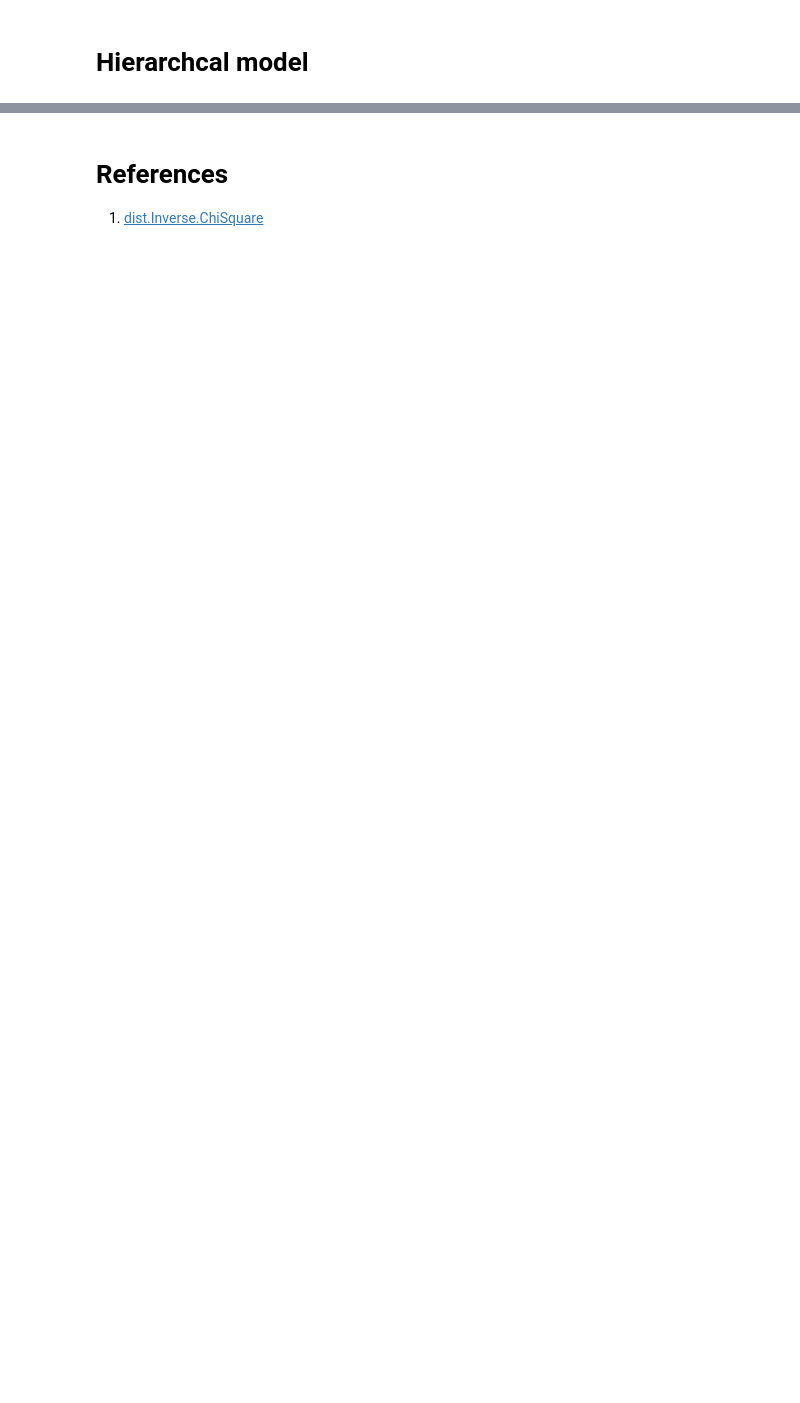
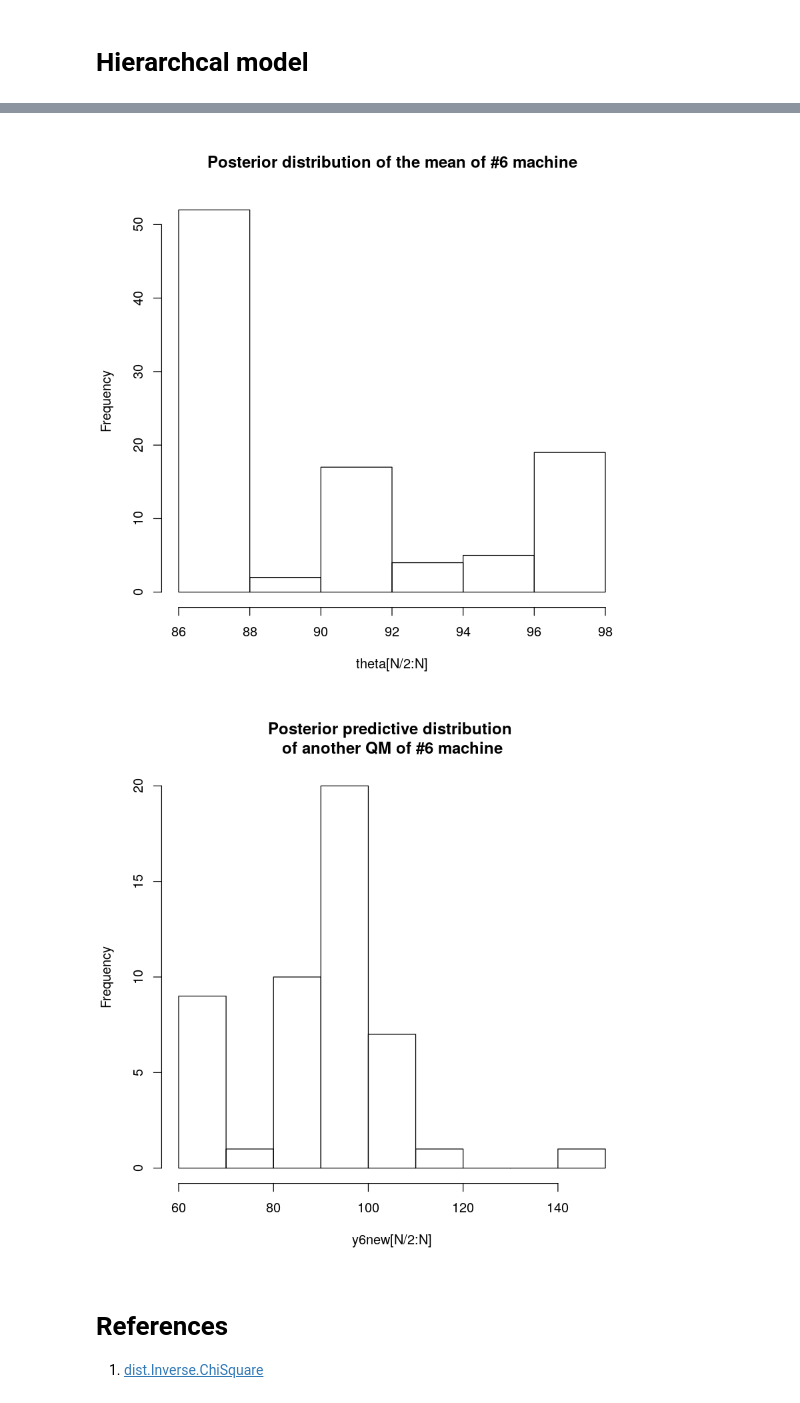
Before and after one commit to ccybnumath/ccybnumath.github.io, a Jupyter notebook: posts/ex11_3.ipynb, the cells around one changed output, grey strips where cells are left out. Saved outputs shown, nothing was run; the diff lists cells and outputs as text; code cells hidden in the pictures; blank space fills up the shorter version.

```diff
--- a/posts/ex11_3.ipynb
+++ b/posts/ex11_3.ipynb
@@ -100,3 +144,32 @@ hist(theta7[N/2:N],main = "Posterior distribution of the mean of #7 machine")
+# %%
+library(LaplacesDemon)
+y <- c(83,92,92,46,67,117,109,114,104,87,101,93,92,86,67,105,119,116,102,116,79,97,103,79,92,57,92,104,77,100)
+
+burnin <- 100
+N <- 100
+nj <- 5*6
+chain <- 5
+theta <- rep(NA,(burnin+N))
+sigmaSquare <- rep(NA,(burnin+N))
+theta[1] <- sample(y,1)
+
+for(i in 2:(burnin + N)){
+    # update sigmaSquare
+    sigmaSquare.hat <- 1/(nj-1)*sum((y-theta[i-1])^2)
+    sigmaSquare[i] <-rinvchisq(1,nj-1,sigmaSquare.hat)
+
+    # update theta
+    theta[i] <- rnorm(1,mean(y),sqrt(sigmaSquare[i]/nj))
+    # sample y6new, and y7new
+    y6new[i] <- rnorm(1,theta[i],sqrt(sigmaSquare[i]))
+}
+hist(theta[N/2:N],main = "Posterior distribution of the mean of #6 machine")
+
+hist(y6new[N/2:N],main = "Posterior predictive distribution
+of another QM of #6 machine")
+# %% [output]
+[figure, added]
+[figure, added]
 # %% [markdown]
 # References
 1. [dist.Inverse.ChiSquare](https://www.rdocumentation.org/packages/LaplacesDemon/versions/16.1.1/topics/dist.Inverse.ChiSquare)
```
Also changed, not shown: parts of 5 cells of this notebook.
